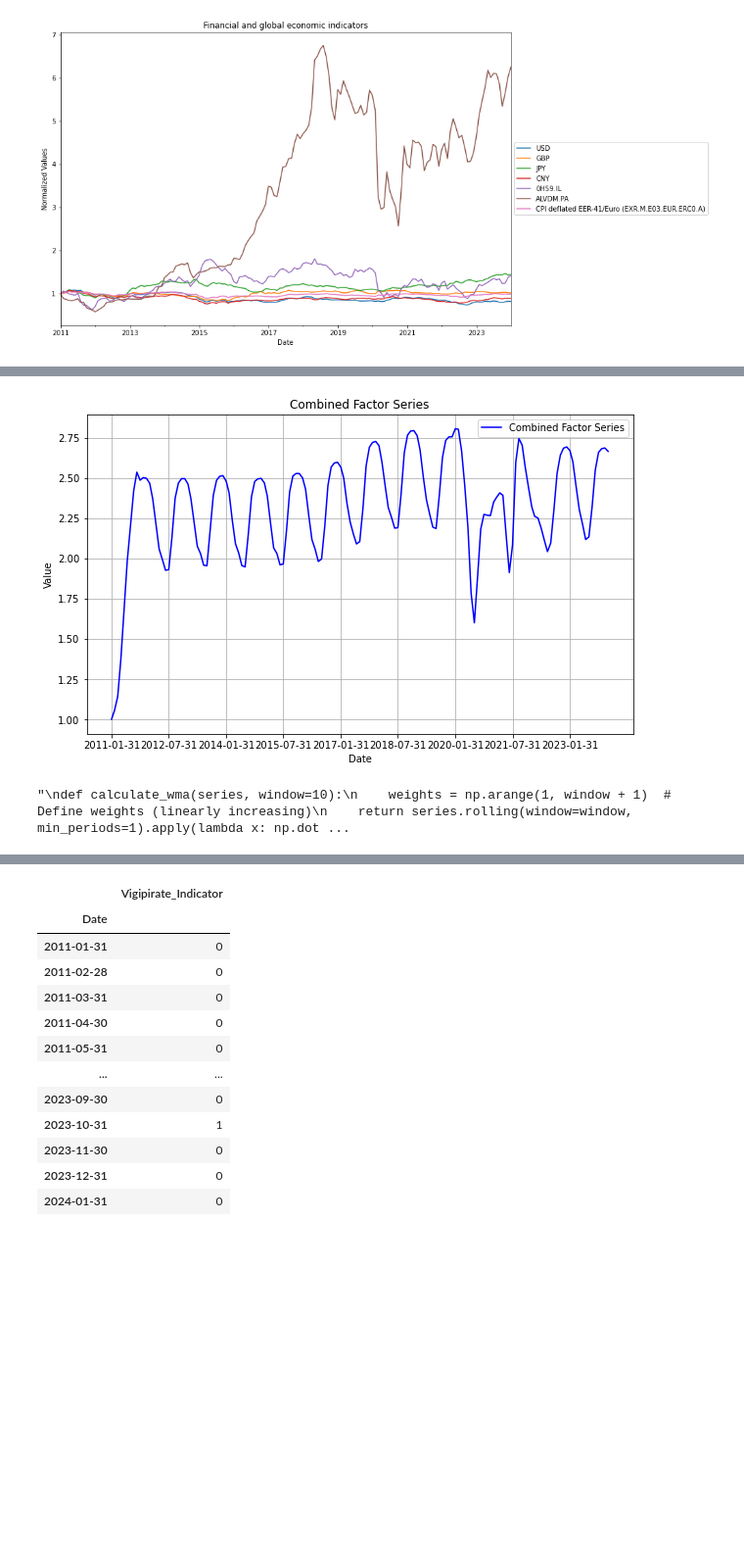
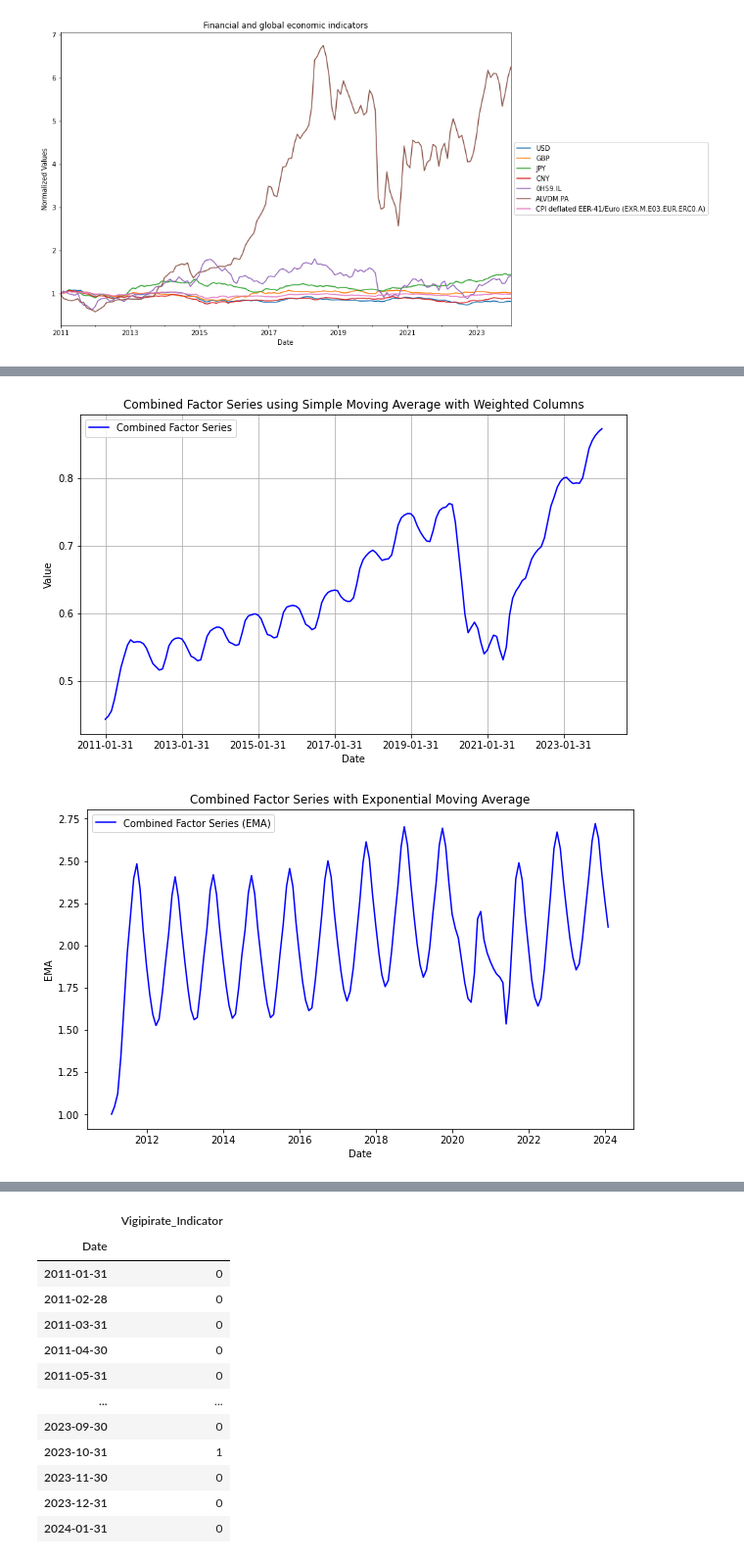
Before and after one commit to Laveine-v2/MODS206-DFM, a Jupyter notebook: Data_analysis.ipynb, the cells around one changed output, grey strips where cells are left out. Shown at 98% size. Saved outputs shown, nothing was run; the diff lists cells and outputs as text; code cells hidden in the pictures; blank space fills up the shorter version.

```diff
--- a/Data_analysis.ipynb
+++ b/Data_analysis.ipynb
@@ -261,37 +307,38 @@ plt.show()
 # %%
-facser = data.apply(calculate_sma)
+# Factor series using weighted simple moving average
+def calculate_weighted_sma(series, window=10, weight=1):
+    return series.rolling(window=window, min_periods=1).mean() * weight
+
+weighted_facser = data.iloc[:, :39].apply(calculate_weighted_sma, weight=1/10)
+weighted_facser_rest = data.iloc[:, 39:].apply(calculate_weighted_sma, weight=1)
+facser = pd.concat([weighted_facser, weighted_facser_rest], axis=1)
 comb_facser = facser.mean(axis=1)
 
 plt.figure(figsize=(10, 6))
 plt.plot(comb_facser.index, comb_facser.values, label='Combined Factor Series', color='blue')
-plt.title('Combined Factor Series')
+plt.title('Combined Factor Series using Simple Moving Average with Weighted Columns')
 plt.xlabel('Date')
 plt.ylabel('Value')
 plt.legend()
 plt.grid(True)
-plt.xticks(comb_facser.index[::tick_frequency*3])
+plt.xticks(comb_facser.index[::tick_frequency])
 plt.show()
 # %% [output]
-[figure, old version]
+[figure, new version]
 # %%
-"""
-def calculate_wma(series, window=10):
-    weights = np.arange(1, window + 1)  # Define weights (linearly increasing)
-    return series.rolling(window=window, min_periods=1).apply(lambda x: np.dot(x, weights) / weights.sum(), raw=True)
-
-factor_series_wma = data.apply(calculate_wma, axis=0)
-
-combined_factor_series_wma = factor_series_wma.mean(axis=1)
+# Factor series using exponential moving average
+span = 10
+ema_data = data.ewm(span=span).mean()
+ema_data = ema_data.mean(axis=1)
 
 plt.figure(figsize=(10, 6))
-plt.plot(combined_factor_series_wma.index, combined_factor_series_wma.values, label='Combined Factor Series (WMA)', color='red')
-plt.title('Combined Factor Series with Weighted Moving Average')
+
+plt.plot(ema_data.index, ema_data.values, label='Combined Factor Series (EMA)', color='blue')
+
+plt.title('Combined Factor Series with Exponential Moving Average')
 plt.xlabel('Date')
-plt.ylabel('Value')
+plt.ylabel('EMA')
 plt.legend()
-plt.grid(True)
-plt.xticks(comb_facser.index[::tick_frequency*3])
 plt.show()
-"""
 # %% [output]
-"\ndef calculate_wma(series, window=10):\n    weights = np.arange(1, window + 1)  # Define weights (linearly increasing)\n    return series.rolling(window=window, min_periods=1).apply(lambda x: np.dot ...
+[figure, added]
```
Also changed, not shown: parts of 27 cells of this notebook, 2 other files.
